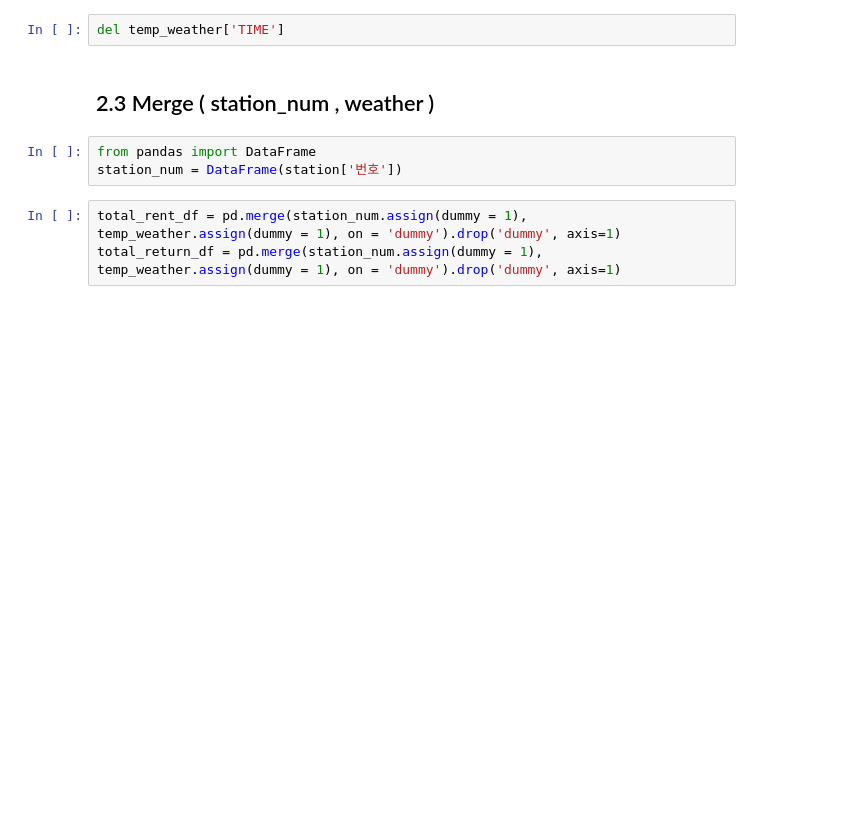
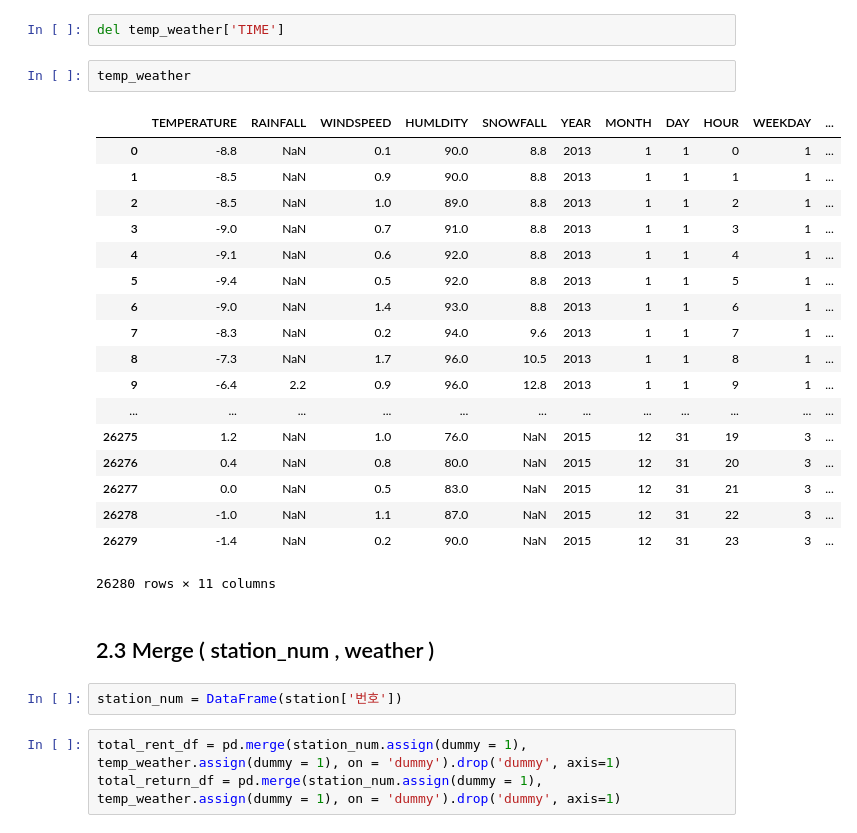
Before and after one commit to HelloJinoo/Machine-Learning, a Jupyter notebook: DS01/data_preprocessing.ipynb, the cells around one changed output. Cells and saved outputs as stored; diff of their text form; blank space fills up the shorter version.

```diff
--- a/DS01/data_preprocessing.ipynb
+++ b/DS01/data_preprocessing.ipynb
@@ -134,10 +219,30 @@ temp_weather['WEEKDAY'] = weather_weekday
 temp_weather['SEASON'] = weather_season
 # %%
 del temp_weather['TIME']
+# %%
+temp_weather
+# %% [output]
+|  | TEMPERATURE | RAINFALL | WINDSPEED | HUMLDITY | SNOWFALL | YEAR | MONTH | DAY | HOUR | WEEKDAY | ... |
+| 0 | -8.8 | NaN | 0.1 | 90.0 | 8.8 | 2013 | 1 | 1 | 0 | 1 | ... |
+| 1 | -8.5 | NaN | 0.9 | 90.0 | 8.8 | 2013 | 1 | 1 | 1 | 1 | ... |
+| 2 | -8.5 | NaN | 1.0 | 89.0 | 8.8 | 2013 | 1 | 1 | 2 | 1 | ... |
+| 3 | -9.0 | NaN | 0.7 | 91.0 | 8.8 | 2013 | 1 | 1 | 3 | 1 | ... |
+| 4 | -9.1 | NaN | 0.6 | 92.0 | 8.8 | 2013 | 1 | 1 | 4 | 1 | ... |
+| 5 | -9.4 | NaN | 0.5 | 92.0 | 8.8 | 2013 | 1 | 1 | 5 | 1 | ... |
+| 6 | -9.0 | NaN | 1.4 | 93.0 | 8.8 | 2013 | 1 | 1 | 6 | 1 | ... |
+| 7 | -8.3 | NaN | 0.2 | 94.0 | 9.6 | 2013 | 1 | 1 | 7 | 1 | ... |
+| 8 | -7.3 | NaN | 1.7 | 96.0 | 10.5 | 2013 | 1 | 1 | 8 | 1 | ... |
+| 9 | -6.4 | 2.2 | 0.9 | 96.0 | 12.8 | 2013 | 1 | 1 | 9 | 1 | ... |
+| ... | ... | ... | ... | ... | ... | ... | ... | ... | ... | ... | ... |
+| 26275 | 1.2 | NaN | 1.0 | 76.0 | NaN | 2015 | 12 | 31 | 19 | 3 | ... |
+| 26276 | 0.4 | NaN | 0.8 | 80.0 | NaN | 2015 | 12 | 31 | 20 | 3 | ... |
+| 26277 | 0.0 | NaN | 0.5 | 83.0 | NaN | 2015 | 12 | 31 | 21 | 3 | ... |
+| 26278 | -1.0 | NaN | 1.1 | 87.0 | NaN | 2015 | 12 | 31 | 22 | 3 | ... |
+| 26279 | -1.4 | NaN | 0.2 | 90.0 | NaN | 2015 | 12 | 31 | 23 | 3 | ... |
+26280 rows × 11 columns
 # %% [markdown]
 ## 2.3 Merge ( station_num , weather )
 # %%
-from pandas import DataFrame
 station_num = DataFrame(station['번호'])
 # %%
 total_rent_df = pd.merge(station_num.assign(dummy = 1), temp_weather.assign(dummy = 1), on = 'dummy').drop('dummy', axis=1)
```
Also changed, not shown: parts of 11 cells of this notebook, 1 other file.
